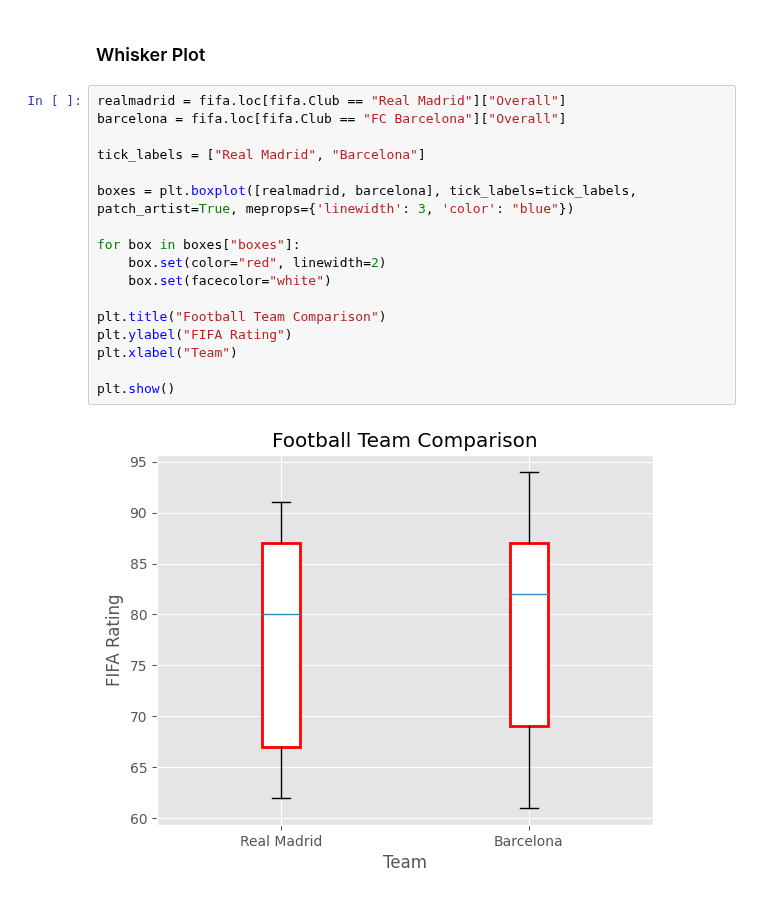
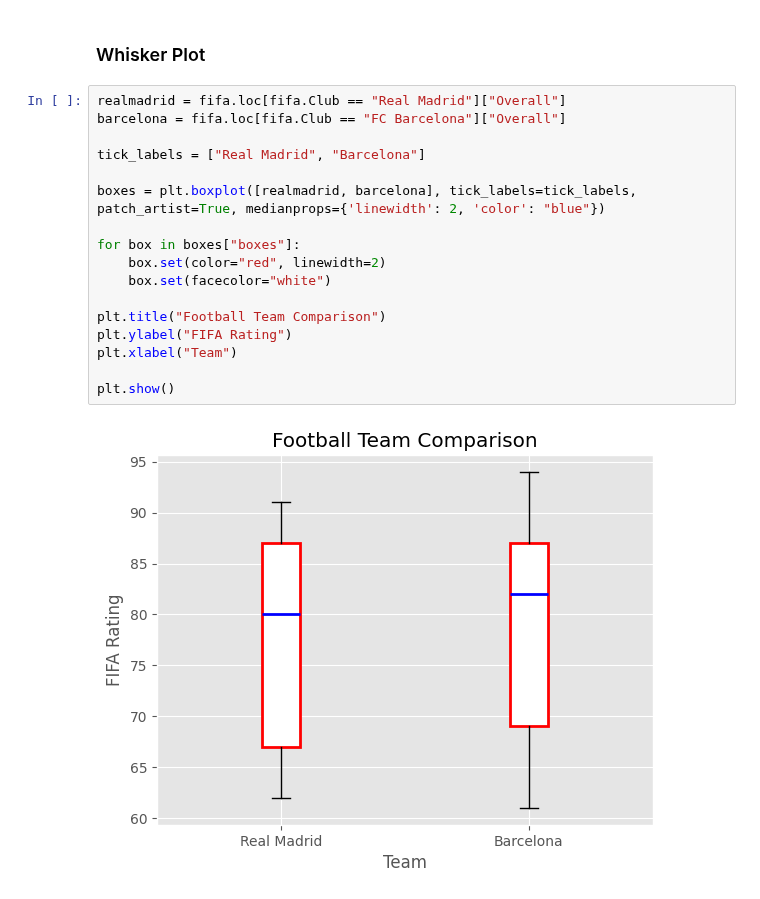
Before and after one commit to sanjaya007/Matplotlib, a Jupyter notebook: real_examples.ipynb, the cells around one changed output. Saved outputs shown, nothing was run; the diff lists cells and outputs as text.

```diff
--- a/real_examples.ipynb
+++ b/real_examples.ipynb
@@ -111,19 +111,19 @@ plt.show()
 # %%
 realmadrid = fifa.loc[fifa.Club == "Real Madrid"]["Overall"]
 barcelona = fifa.loc[fifa.Club == "FC Barcelona"]["Overall"]
 
 tick_labels = ["Real Madrid", "Barcelona"]
 
-boxes = plt.boxplot([realmadrid, barcelona], tick_labels=tick_labels, patch_artist=True, meprops={'linewidth': 3, 'color': "blue"})
+boxes = plt.boxplot([realmadrid, barcelona], tick_labels=tick_labels, patch_artist=True, medianprops={'linewidth': 2, 'color': "blue"})
 
 for box in boxes["boxes"]:
     box.set(color="red", linewidth=2)
     box.set(facecolor="white")
 
 plt.title("Football Team Comparison")
 plt.ylabel("FIFA Rating")
 plt.xlabel("Team")
 
 plt.show()
 # %% [output]
-[figure, old version]
+[figure, new version]
```
Also changed, not shown: 7 other files.
